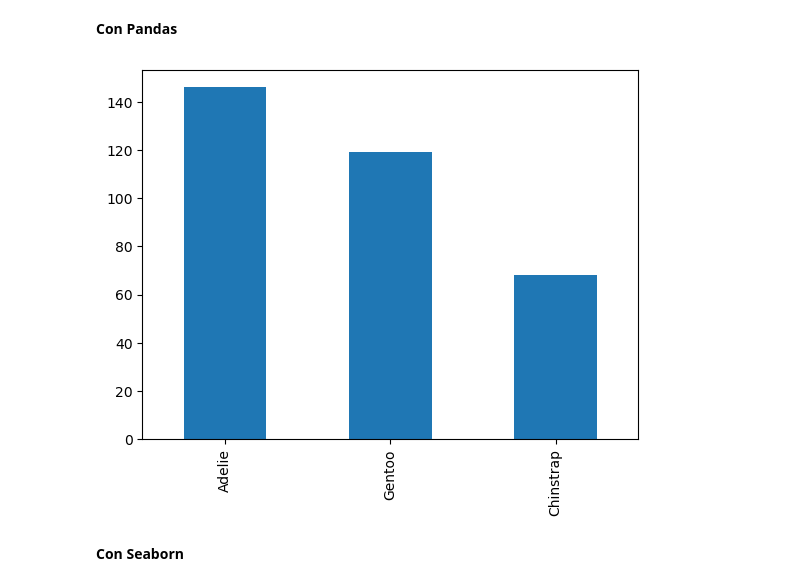
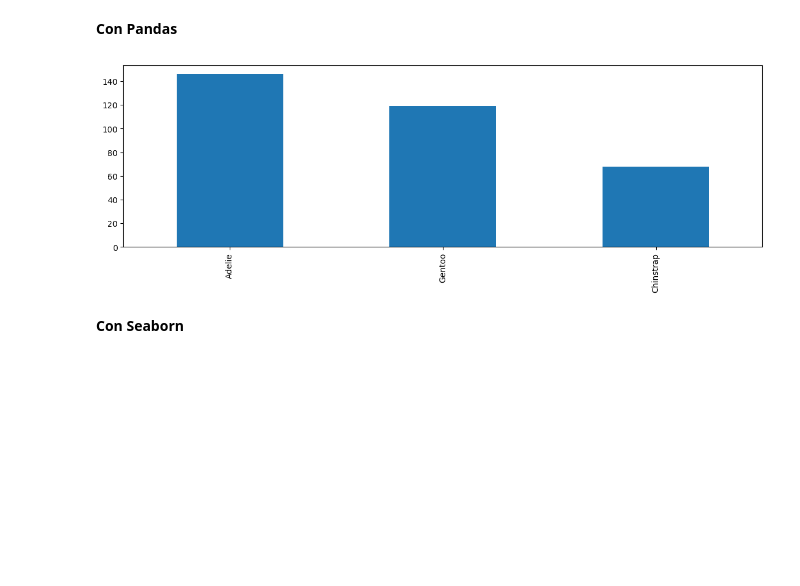
Before and after one commit to JuanFeA98/Fullstack_Data_Scientist, a Jupyter notebook: EDA/01.Analisis_Exploratorio_Datos.ipynb, the cells around one changed output. Saved outputs shown, nothing was run; the diff lists cells and outputs as text; code cells hidden in the pictures; blank space fills up the shorter version.

```diff
--- a/EDA/01.Analisis_Exploratorio_Datos.ipynb
+++ b/EDA/01.Analisis_Exploratorio_Datos.ipynb
@@ -120,10 +110,11 @@ penguins_data.describe()
 # %% [markdown]
 **Con Pandas**
 # %%
+fig, ax = plt.subplots(figsize=(14, 4))
 penguins_data['species'].value_counts().plot(kind='bar')
 plt.show()
 # %% [output]
-[figure, old version]
+[figure, new version]
 # %% [markdown]
 **Con Seaborn**
 # %%
```
Also changed, not shown: parts of 4 cells of this notebook, 1 other file.
